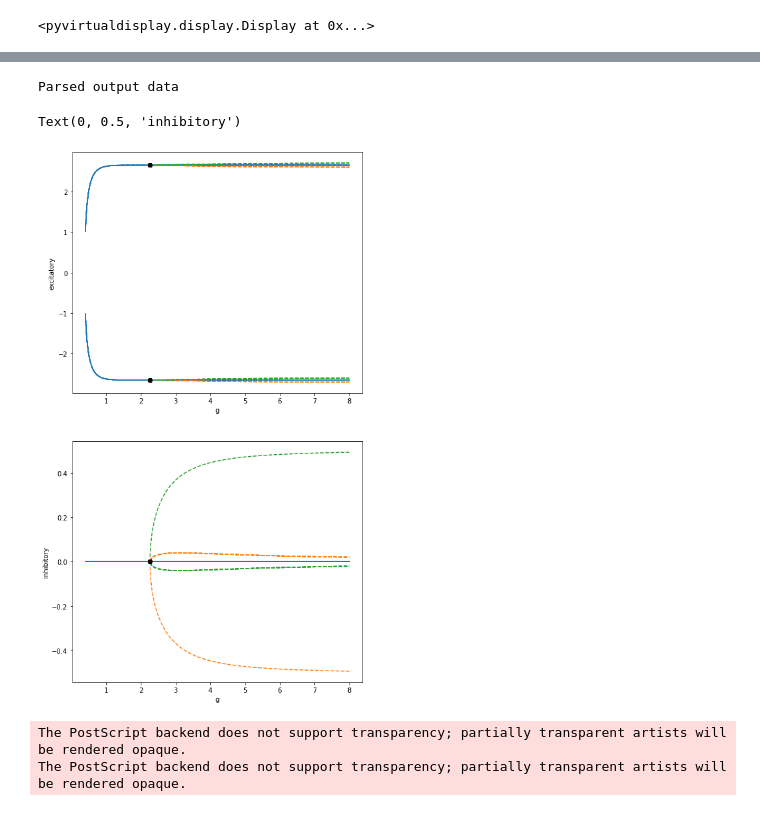
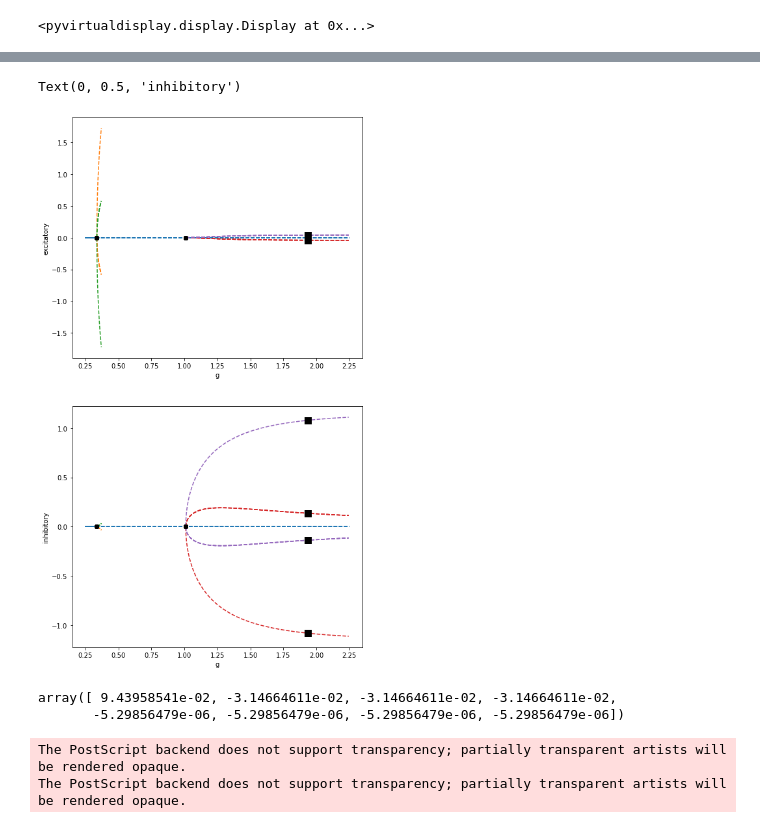
Before and after one commit to rhparker/neuroclusters, a Jupyter notebook: clusterred.ipynb, the cells around one changed output, grey strips where cells are left out. Drawn from its saved outputs; the diff is of its cells as text; code cells hidden in the pictures.

```diff
--- a/clusterred.ipynb
+++ b/clusterred.ipynb
@@ -22,11 +22,6 @@ disp.start()
 # %%
 # start AUTO with runner object
 runner = ra.runAUTO()
-
-# problem = ac.load(e='singlecluster', c='singlecluster.1', runner=runner)
-problem = ac.load(e='clustersred', c='clustersred', runner=runner)
-start = problem.run()
-
-cont = ac.load(start('EP2'), e='clustersred', c='clustersred.1', runner=runner)
-r = cont.run()
+r1 = ac.run(e='clustersred', c='clustersred', runner=runner)
+r2 = ac.run(r1, c='clustersred.1', runner=runner)
 # %% [output]
@@ -72,6 +59,6 @@ Note: The following floating-point exceptions are signalling: IEEE_UNDERFLOW_FLA
 # %%
 # load saved AUTO data
-bd = ac.loadbd()
+bd = r2
 NDim = bd[0].c['NDIM']
 
 # these are the types and labels for algebraic problems
@@ -101,8 +88,6 @@ sols = [ {  "u"         : np.array( s[0]['u'] ),
 # bifurcation points
 HB = [ s for s in sols if s["type"] == "HB" ]
 BP = [ s for s in sols if s["type"] == "BP" ]
-# %% [output]
-Parsed output data
 # %%
 # stable portions
 stablebranches = [ [] for b in branches ]
@@ -121,7 +106,7 @@ fontsize=18
 ax1=plt.subplot(2, 1, 1)
 ax2=plt.subplot(2, 1, 2)
 frac = 0.8
-Nc = 8
+Nc = 4
 exsplit = Nc
 
 # Hopf bifurcations and branch points
@@ -130,34 +115,39 @@ yHB = np.array( [ s['u'] for s in HB ] )
 xBP = np.array( [ s['par']['PAR(1)'] for s in BP ] )
 yBP = np.array( [ s['u'] for s in BP ] )
 
 for index, branch in enumerate(branches):
 #     bcolor = 'C'+str( branch["branchnum"] - 1 )
     bcolor = 'C'+str(index)
     ax1.plot( branch['parS'], branch['xS'][:,:exsplit], '--', c=bcolor)
     ax2.plot( branch['parS'], branch['xS'][:,exsplit:], '--', c=bcolor)
     if stablebranches[index] != []:
         ax1.plot( stablebranches[index]['parS'], stablebranches[index]['xS'][:,:exsplit], '-', c=bcolor)
         ax2.plot( stablebranches[index]['parS'], stablebranches[index]['xS'][:,exsplit:], '-', c=bcolor)
 #     ax2.plot( branch['parS'], branch['xS'][:,exsplit], c=bcolor)
     if len(xHB) > 0:
         ax1.plot( xHB, yHB[:,:exsplit], 'sk', markersize=10 )
         ax2.plot( xHB, yHB[:,exsplit:], 'sk', markersize=10 )
     if len(xBP) > 0:
         ax1.plot( xBP, yBP[:,:exsplit], 'ok')
         ax2.plot( xBP, yBP[:,exsplit:], 'ok')
 
 ax1.set_xlabel('g')
 ax1.set_ylabel('excitatory')
 ax2.set_xlabel('g')
 ax2.set_ylabel('inhibitory')
 
 # legendlabels = ['0 solution','3-1 inh','3-1 inh']
 # lines = [ mpl.lines.Line2D([0,1],[0,1], linestyle='--', color='C'+str(i) ) for i, lab in enumerate(legendlabels) ]
 # ax1.legend(lines, legendlabels)
 # ax2.legend(lines, legendlabels)
 # %% [output]
 Text(0, 0.5, 'inhibitory')
-[figure, old version]
+[figure, new version]
+# %%
+branches[1]['xS'][10]
+# %% [output]
+array([ 9.43958541e-02, -3.14664611e-02, -3.14664611e-02, -3.14664611e-02,
+       -5.29856479e-06, -5.29856479e-06, -5.29856479e-06, -5.29856479e-06])
 # %%
 # save output needed to make plots, etc
 np.savez_compressed('data/8a_cluster40_2', b=branches, s=sols, HB=HB, BP=BP, sb=stablebranches, N=NDim)
```
Also changed, not shown: parts of 1 cell of this notebook, 7 other files.
